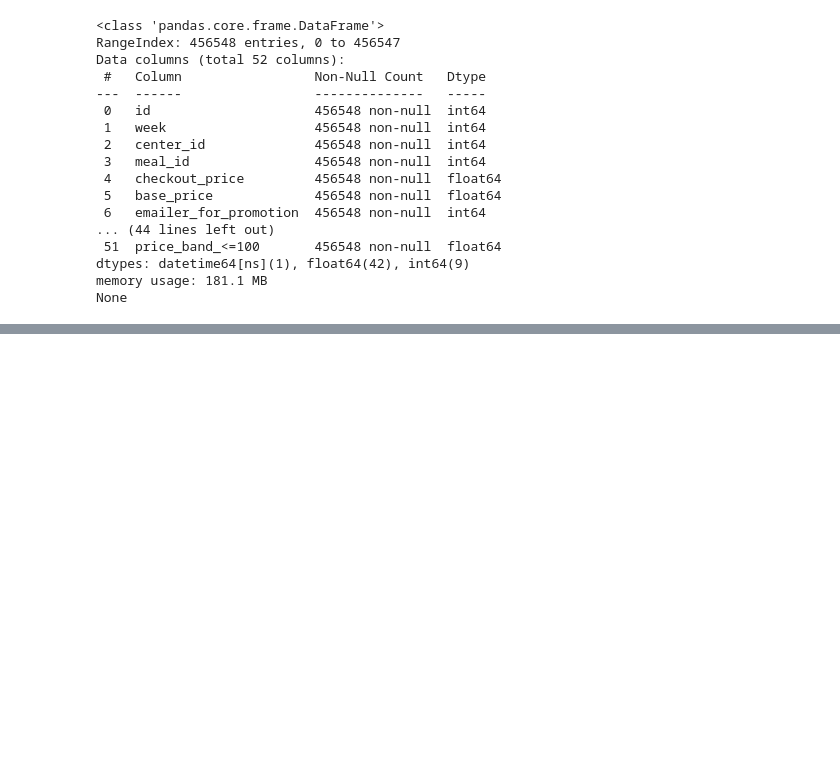
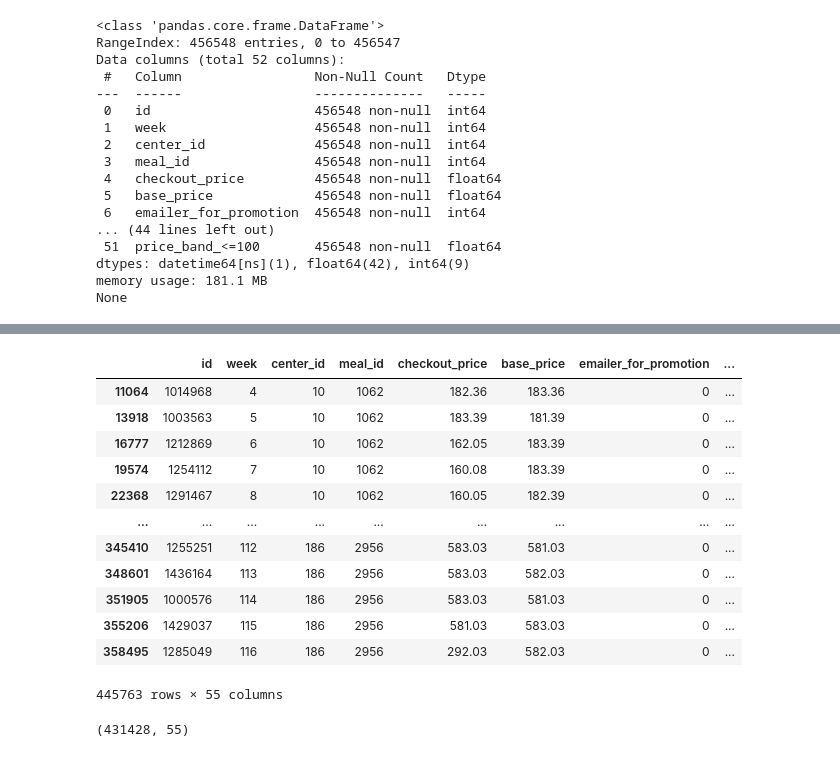
Before and after one commit to am1t-verma/AI_Demand_Forecasting_and_Inventory_Optimization, a Jupyter notebook: eda_food_demand_forecasting_v1.ipynb, the cells around one changed output, grey strips where cells are left out. Cells and saved outputs as stored; diff of their text form; code cells hidden in the pictures; blank space fills up the shorter version.

```diff
--- a/eda_food_demand_forecasting_v1.ipynb
+++ b/eda_food_demand_forecasting_v1.ipynb
@@ -696,0 +740,26 @@ None
+# %%
+train_merged['lag_1'] = train_merged.groupby(['center_id', 'meal_id'])['num_orders'].shift(1)
+train_merged['lag_2'] = train_merged.groupby(['center_id', 'meal_id'])['num_orders'].shift(2)
+train_merged['lag_3'] = train_merged.groupby(['center_id', 'meal_id'])['num_orders'].shift(3)
+train_merged['rolling_mean_4'] = train_merged.groupby(['center_id', 'meal_id'])['num_orders'].transform(lambda x: x.shift(1).rolling(4).mean())
+# %%
+train_merged
+# %% [output]
+|  | id | week | center_id | meal_id | checkout_price | base_price | emailer_for_promotion | ... |
+| 11064 | 1014968 | 4 | 10 | 1062 | 182.36 | 183.36 | 0 | ... |
+| 13918 | 1003563 | 5 | 10 | 1062 | 183.39 | 181.39 | 0 | ... |
+| 16777 | 1212869 | 6 | 10 | 1062 | 162.05 | 183.39 | 0 | ... |
+| 19574 | 1254112 | 7 | 10 | 1062 | 160.08 | 183.39 | 0 | ... |
+| 22368 | 1291467 | 8 | 10 | 1062 | 160.05 | 182.39 | 0 | ... |
+| ... | ... | ... | ... | ... | ... | ... | ... | ... |
+| 345410 | 1255251 | 112 | 186 | 2956 | 583.03 | 581.03 | 0 | ... |
+| 348601 | 1436164 | 113 | 186 | 2956 | 583.03 | 582.03 | 0 | ... |
+| 351905 | 1000576 | 114 | 186 | 2956 | 583.03 | 581.03 | 0 | ... |
+| 355206 | 1429037 | 115 | 186 | 2956 | 581.03 | 583.03 | 0 | ... |
+| 358495 | 1285049 | 116 | 186 | 2956 | 292.03 | 582.03 | 0 | ... |
+445763 rows × 55 columns
+# %%
+train_merged.dropna(inplace=True)
+train_merged.shape
+# %% [output]
+(431428, 55)
```
Also changed, not shown: parts of 19 cells of this notebook.
